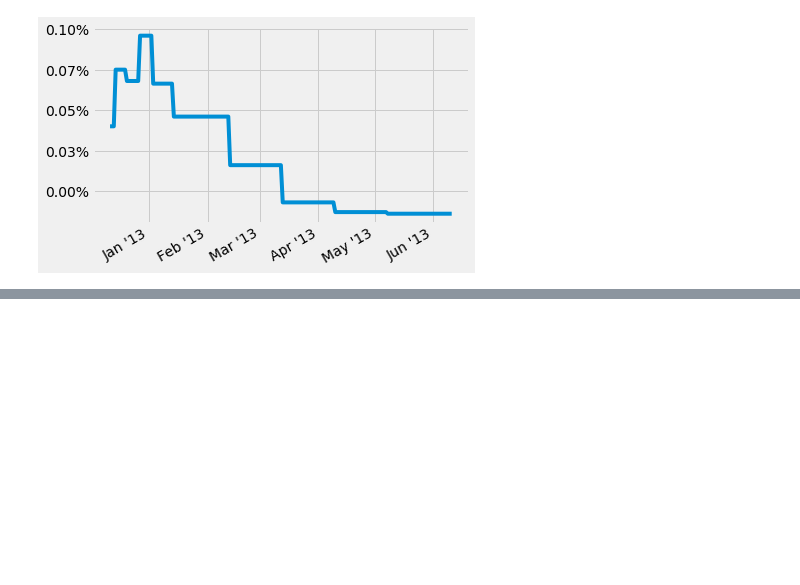
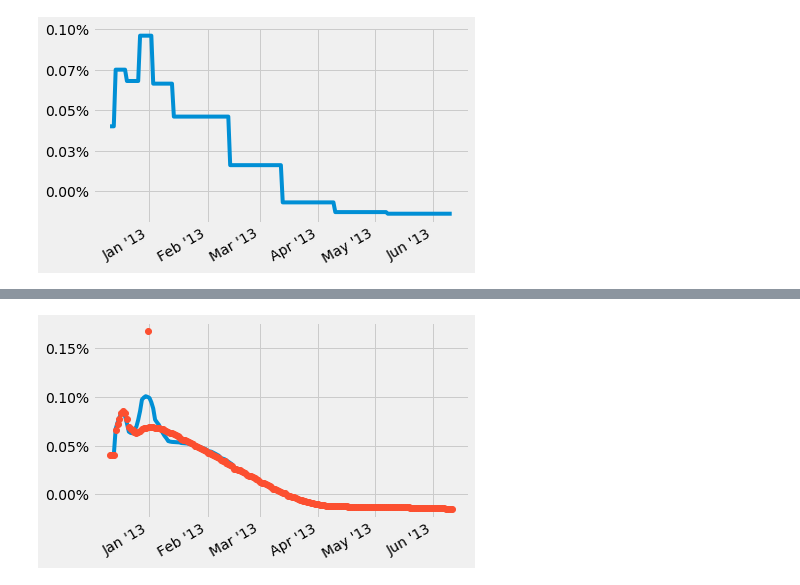
Before and after one commit to x-xing/QuantLib, a Jupyter notebook: ZeroCurve_bootstrapping.ipynb, the cells around one changed output, grey strips where cells are left out. Saved outputs shown, nothing was run; the diff lists cells and outputs as text; code cells hidden in the pictures; blank space fills up the shorter version.

```diff
--- a/ZeroCurve_bootstrapping.ipynb
+++ b/ZeroCurve_bootstrapping.ipynb
@@ -84,0 +154,20 @@ plt.gcf().autofmt_xdate()
+# %%
+fedFunds_curve = PiecewiseLogCubicDiscount(0, UnitedStates(),
+                                          helpers, Actual365Fixed(),
+                                          jumps, jump_dates)
+fedFunds_curve.enableExtrapolation()
+rates_c = [fedFunds_curve_c.forwardRate(d, UnitedStates().advance(d, 1, Days),
+                                       Actual360(), Simple).rate()
+          for d in dates]
+rates = [fedFunds_curve.forwardRate(d, UnitedStates().advance(d, 1, Days),
+                                   Actual360(), Simple).rate()
+        for d in dates]
+
+x = [datetime(date.year(), date.month(), date.dayOfMonth()) for date in dates]
+plt.gca().xaxis.set_major_formatter(mdates.DateFormatter('%b \'%y'))
+plt.gca().yaxis.set_major_formatter(FuncFormatter(lambda y, _: '{:.2%}'.format(y)))
+plt.plot(x, rates_c, '-')
+plt.plot(x, rates, 'o')
+plt.gcf().autofmt_xdate()
+# %% [output]
+[figure, added]
```
Also changed, not shown: parts of 8 cells of this notebook.
